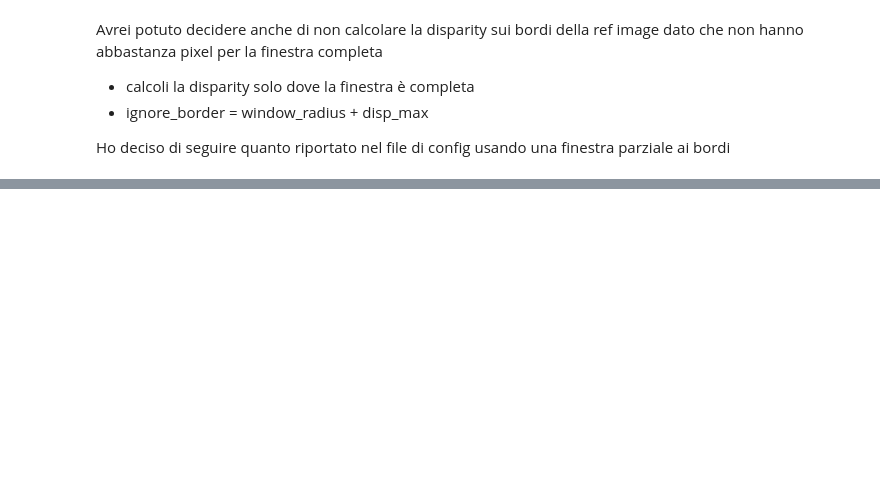
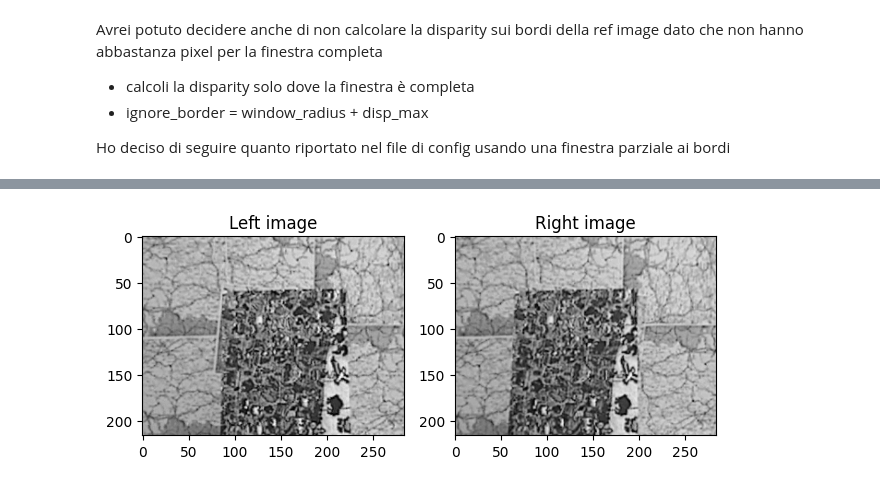
Before and after one commit to koltrakak-learning-repos/CV_learning_repo, a Jupyter notebook: progetto/progetto.ipynb, the cells around one changed output, grey strips where cells are left out. Drawn from its saved outputs; the diff is of its cells as text; code cells hidden in the pictures; blank space fills up the shorter version.

Commit message:
implementazione base algoritmo finita

```diff
--- a/progetto/progetto.ipynb
+++ b/progetto/progetto.ipynb
@@ -237,0 +274,12 @@ plt.show()
+# %%
+area_disparity_map = disparity_map[start_row:end_row, start_col:end_col]
+area_ground_truth = gt_disparity_map[start_row:end_row, start_col:end_col]
+
+tolleranza = 1
+# Ho interpretato la tolleranza in pixel, e non in pixel/disp_scale.
+# Per questo motivo scalo la tolleranza per il fattore con cui scalo
+# la disparità.
+tolleranza *= config["disp_scale"]
+
+error_percentage = compare_to_gt(area_disparity_map, area_ground_truth, tolleranza)
+print(f"La disparity map calcolata ha un errore pari al {error_percentage*100:.2f}% rispetto alla ground truth")
@@ -237,0 +319,73 @@ plt.show()
+# %%
+base_path = "./StereoDataset/"
+scenes = ["map/", "sawtooth/", "tsukuba/", "venus/"]
+
+window_size = 9 # TODO: capisci come scegliere questo
+window_radius = (window_size-1) // 2
+
+for scene in scenes:
+    ### Leggiamo la configurazione e costruiamo path vari
+    path_dataset = base_path + scene
+    path_config = path_dataset + "param_in.txt"
+    config = parse_dataset_config(path_config)
+    print(f"Parameters for scene {scene}")
+    pprint(config)
+    path_groundtruth = path_dataset + config["groundtruth"]
+    path_im_left = path_dataset + "imL.ppm"
+    path_im_right = path_dataset + "imR.ppm"
+
+    ### Carichiamo le immagini
+    im_l = cv2.imread(path_im_left)
+    im_r = cv2.imread(path_im_right)
+    show_stereo_pair(im_l, im_r)
+
+    ### Capiamo dal file di configurazione qual'è l'immagine a cui la disparity map
+    ### fa riferimento, e qual'è quella in cui andiamo a cercare le corrispondenze (target)
+    im_ref = None
+    im_target = None
+    if path_im_left.removeprefix(path_dataset) == config["ref"]:
+        im_ref = im_l
+        im_target = im_r
+    else:
+        im_ref = im_r
+        im_target = im_l
+
+    ### Costruiamo gli indici da considerare nella reference image
+    h, w, c = im_ref.shape
+    print(f"Reference image ha shape {im_ref.shape}")
+    ignored_border_pixels = config["ignore_border"]
+    # TODO togli questa semplificazione
+    ignored_border_pixels = window_radius + config["disp_max"]
+    print(f"- ignoro {ignored_border_pixels} border pixels")
+    start_row = ignored_border_pixels
+    end_row = h-ignored_border_pixels
+    start_col = ignored_border_pixels
+    end_col = w-ignored_border_pixels
+    considered_rows = list(range(start_row, end_row))
+    considered_cols = list(range(start_col, end_col))
+    print(f"- considero le righe [{start_row}, {end_row}[ e le colonne [{start_col}, {end_col}[\n")
+
+    disparity_range = list(range(config["disp_min"], config["disp_max"]+1))
+    print(f"Le corrispondenze verranno cercate nel disparity-range [{config["disp_min"]}, {config["disp_max"]}]\n")
+
+    ### Calcolo la disparity map
+    disparity_map = np.zeros((h, w))
+    for row in considered_rows:
+        for col in considered_cols:
+            disp, _ = find_correspondence(im_ref, im_target, row, col, window_radius, disparity_range, c)
+            disparity_map[row, col] = disp*config["disp_scale"]
+
+    gt_disparity_map = cv2.imread(path_groundtruth, cv2.IMREAD_GRAYSCALE)
+    show_disparity_map_and_groundtruth(disparity_map, gt_disparity_map)
+
+    ### Valuto la disparity map
+    area_disparity_map = disparity_map[start_row:end_row, start_col:end_col]
+    area_ground_truth = gt_disparity_map[start_row:end_row, start_col:end_col]
+    tolleranza = 1
+    # Ho interpretato la tolleranza in pixel, e non in pixel/disp_scale.
+    # Per questo motivo scalo la tolleranza per il fattore con cui scalo
+    # la disparità.
+    tolleranza *= config["disp_scale"]
+    error_percentage = compare_to_gt(area_disparity_map, area_ground_truth, tolleranza)
+    print(f"La disparity map calcolata ha un errore pari al {error_percentage*100:.2f}% rispetto alla ground truth\n\n")
+# %% [output]
@@ -237,0 +399 @@ plt.show()
+[figure, added]
```
Also changed, not shown: parts of 16 cells of this notebook, 18 other files.
